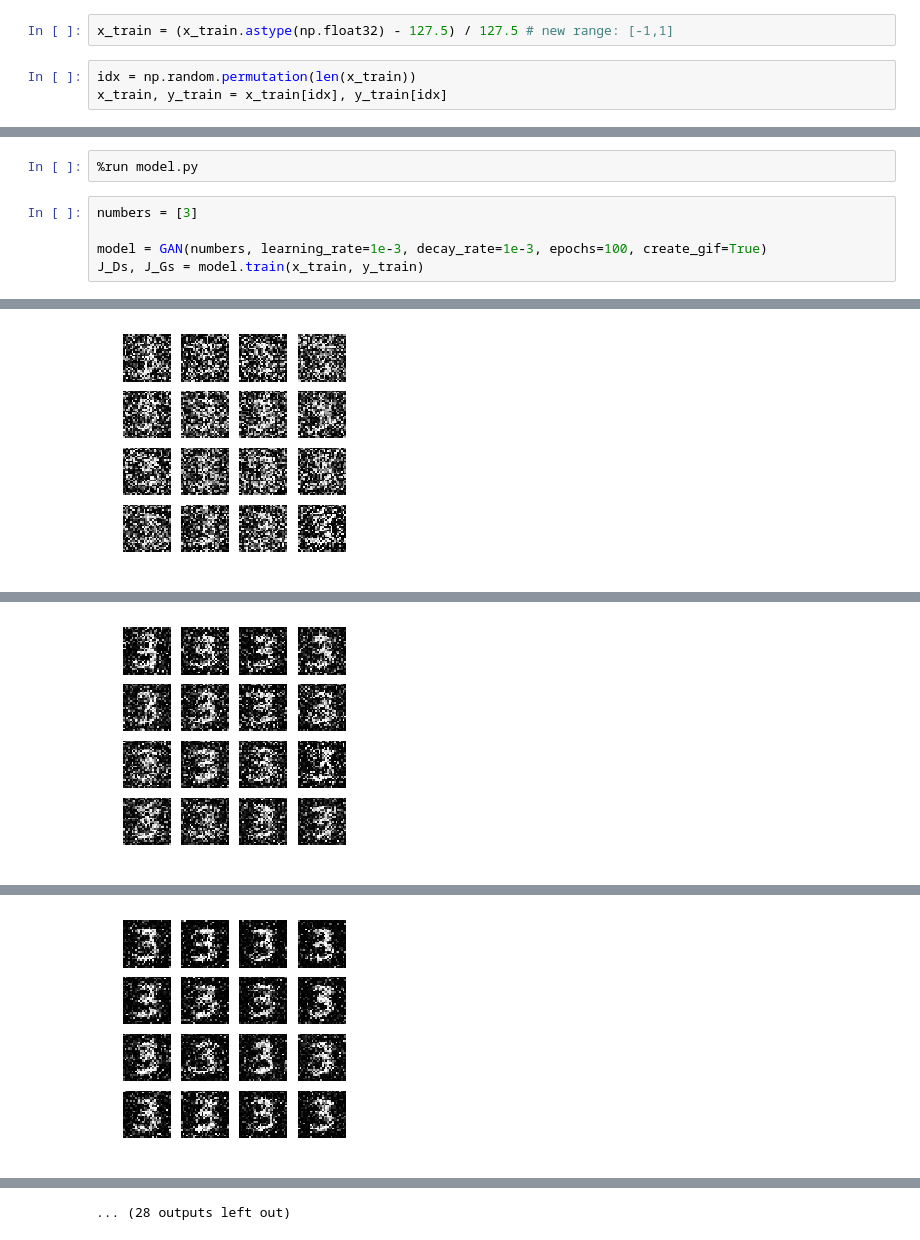
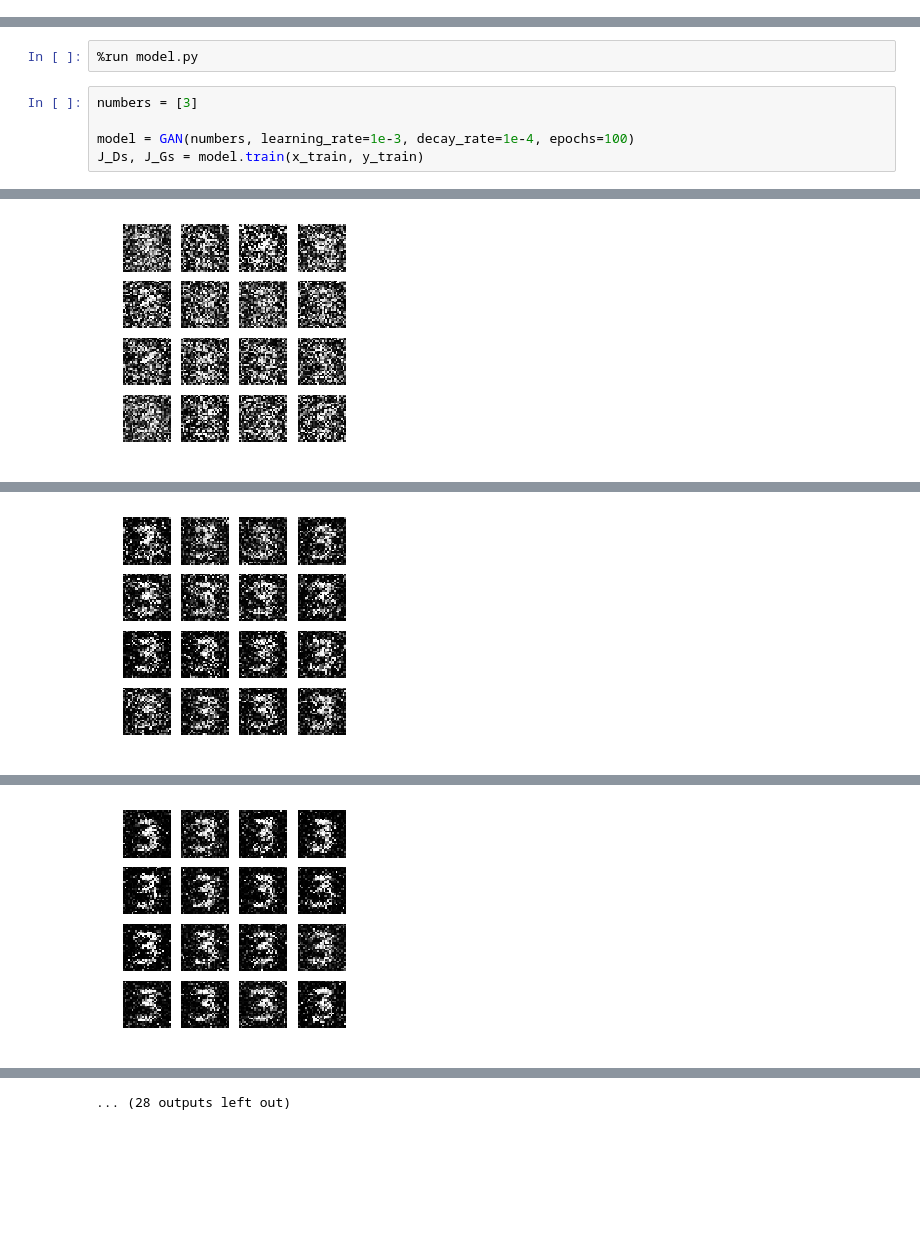
Before and after one commit to christinakouridi/scratchML, a Jupyter notebook: GAN/example.ipynb, the cells around one changed output, grey strips where cells are left out. Drawn from its saved outputs; the diff is of its cells as text; blank space fills up the shorter version.

Commit message:
Initialising with model and example

```diff
--- a/GAN/example.ipynb
+++ b/GAN/example.ipynb
@@ -25,9 +24,4 @@ y_train.shape (60000,)
 x_train.shape (60000, 28, 28)
 y_test.shape (10000,)
 x_test.shape (10000, 28, 28)
-# %%
-x_train = (x_train.astype(np.float32) - 127.5) / 127.5 # new range: [-1,1]
-# %%
-idx = np.random.permutation(len(x_train))
-x_train, y_train = x_train[idx], y_train[idx]
 # %% [markdown]
@@ -37,6 +31,6 @@ x_train, y_train = x_train[idx], y_train[idx]
 # %%
 numbers = [3]
 
-model = GAN(numbers, learning_rate=1e-3, decay_rate=1e-3, epochs=100, create_gif=True)
+model = GAN(numbers, learning_rate=1e-3, decay_rate=1e-4, epochs=100)
 J_Ds, J_Gs = model.train(x_train, y_train)
 # %% [output]
@@ -44 +38 @@ Epoch:0|G loss:0.7815|D loss:1.2111|D(G(z))avg:0.4583|D(x)avg:0.5504|LR:0.001000
-[figure, old version]
+[figure, new version]
@@ -46 +40 @@ Epoch:5|G loss:0.7859|D loss:1.1960|D(G(z))avg:0.4559|D(x)avg:0.5561|LR:0.000990
-[figure, old version]
+[figure, new version]
@@ -48 +42 @@ Epoch:10|G loss:0.7271|D loss:1.3067|D(G(z))avg:0.4835|D(x)avg:0.5244|LR:0.00095
-[figure, old version]
+[figure, new version]
```
Also changed, not shown: parts of 7 cells of this notebook, 2 other files.
